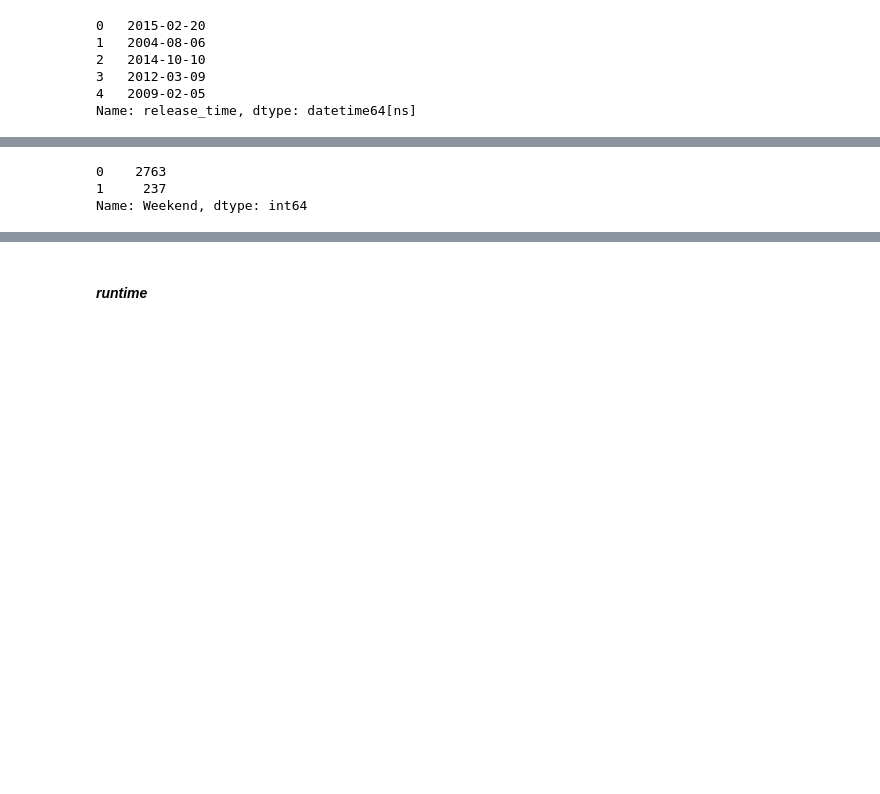
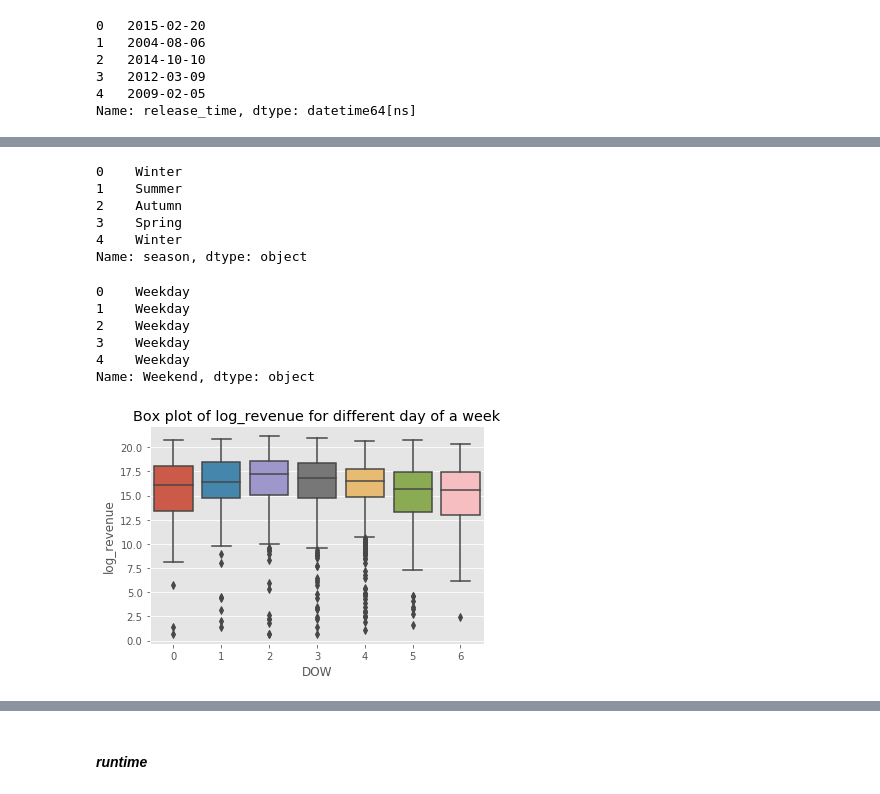
Before and after one commit to zzzzzzhy0607/TMDB-Box-Office-Prediction, a Jupyter notebook: EDA--Part2.ipynb, the cells around one changed output, grey strips where cells are left out. Cells and saved outputs as stored; diff of their text form; code cells hidden in the pictures; blank space fills up the shorter version.

```diff
--- a/EDA--Part2.ipynb
+++ b/EDA--Part2.ipynb
@@ -359,8 +351,42 @@ ValueError: The truth value of a Series is ambiguous. Use a.empty, a.bool(), a.i
+# %%
+# Write a function to create season
+def season(row):
+    if row['month']==3 or row['month']==4 or row['month']==5:
+        return("Spring")
+    elif row['month']==6 or row['month']==7 or row['month']==8:
+        return("Summer")
+    elif row['month']==9 or row['month']==10 or row['month']==11:
+        return("Autumn")
+    elif row['month']==12 or row['month']==1 or row['month']==2:
+        return("Winter")
+# %%
+# Create a new column 'season'
+train['season']=train.apply(lambda row:season(row), axis=1)
+
+train['season'].head()
+# %% [output]
+0    Winter
+1    Summer
+2    Autumn
+3    Spring
+4    Winter
+Name: season, dtype: object
+# %%
+# Write a function to create weekend
+def weekend(row):
+    if row['DOW']==0 or row['DOW']==6:
+        return("Weekend")
+    else:
+        return("Weekday")
 # %%
 # Create a new column 'Weekend'
-train['Weekend']=train['month'].apply(lambda x: 1 if x==0|x==6 else 0)
-train['Weekend'].value_counts()
+train['Weekend']=train.apply(lambda row: weekend(row), axis=1)
+
+train['Weekend'].head()
 # %% [output]
-0    2763
-1     237
-Name: Weekend, dtype: int64
+0    Weekday
+1    Weekday
+2    Weekday
+3    Weekday
+4    Weekday
+Name: Weekend, dtype: object
@@ -368,0 +393,6 @@ release_date, ,
+# %%
+# Box plot for log revenue and DOW
+sns.boxplot(x='DOW', y='log_revenue', data=train);
+plt.title('Box plot of log_revenue for different day of a week');
+# %% [output]
+[figure, added]
```
Also changed, not shown: parts of 11 cells of this notebook.
